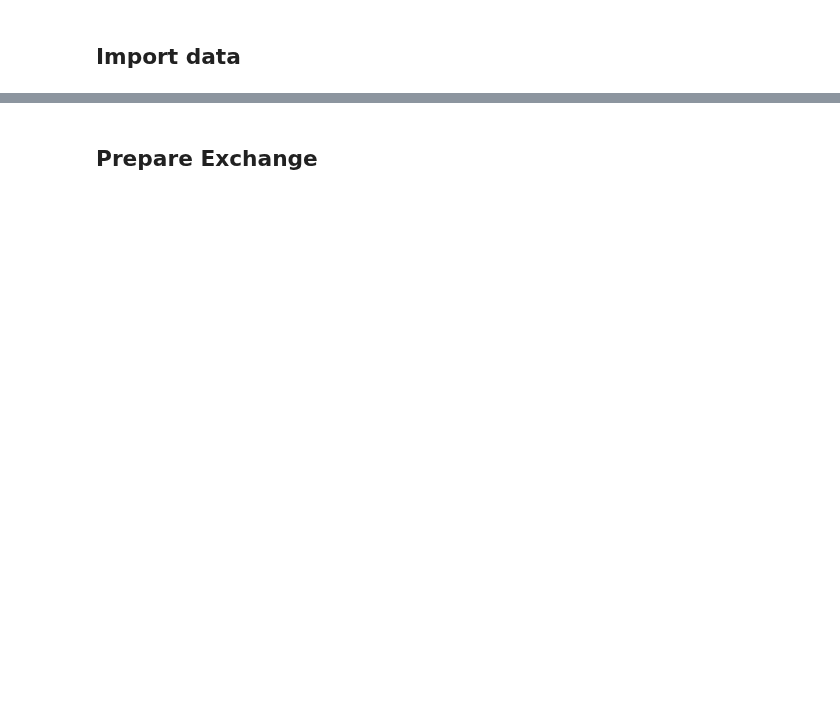
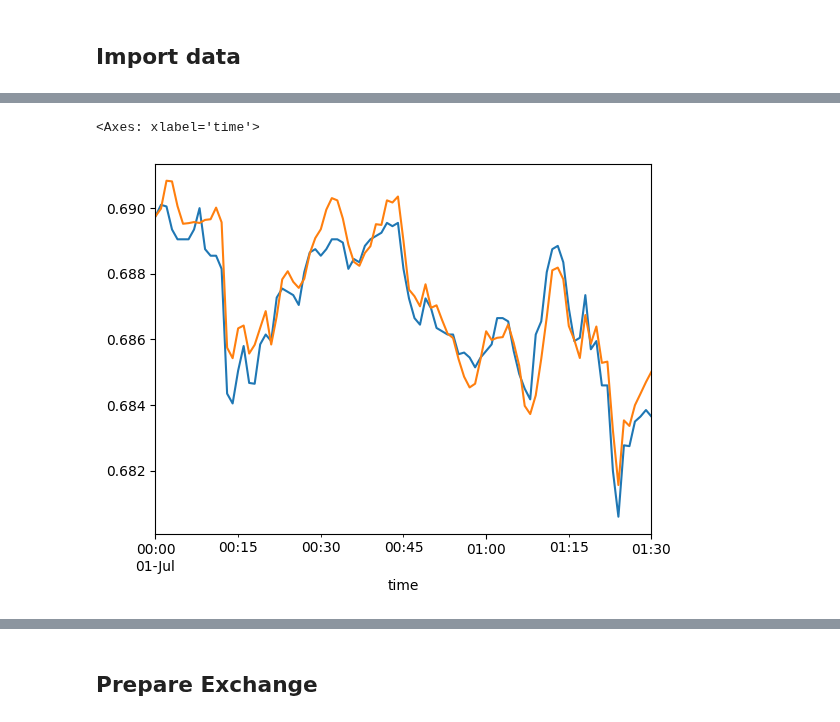
Before and after one commit to jaNGOB/pySimX, a Jupyter notebook: pySimX/examples/Multi-Asset TOB Example.ipynb, the cells around one changed output, grey strips where cells are left out. Cells and saved outputs as stored; diff of their text form; code cells hidden in the pictures; blank space fills up the shorter version.

```diff
--- a/pySimX/examples/Multi-Asset TOB Example.ipynb
+++ b/pySimX/examples/Multi-Asset TOB Example.ipynb
@@ -52,0 +150,6 @@ trades = get_data(trades_list)
+# %%
+predictions.resample('1T').median().mid_y.plot()
+predictions.resample('1T').median().pred.plot()
+# %% [output]
+<Axes: xlabel='time'>
+[figure, added]
```
Also changed, not shown: parts of 42 cells of this notebook, 2 other files.
